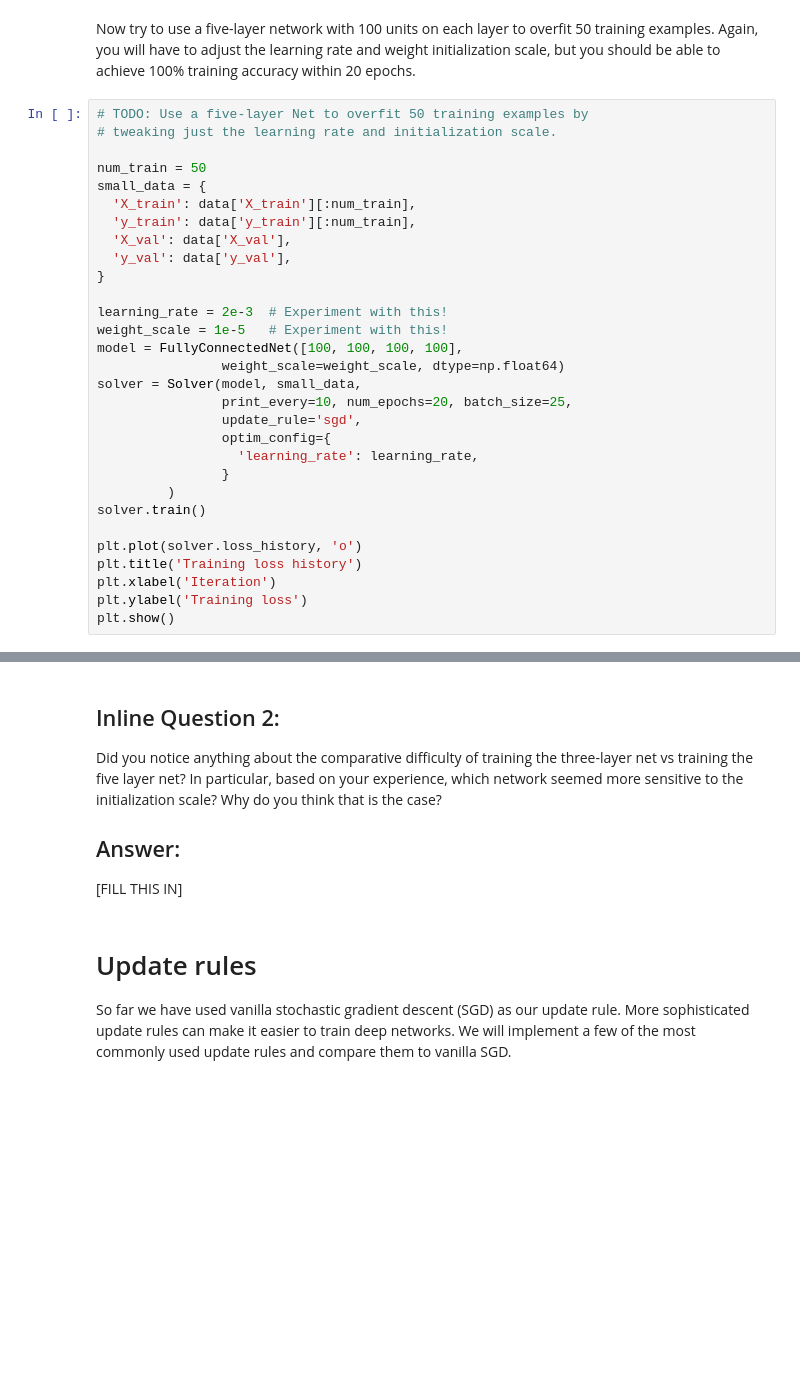
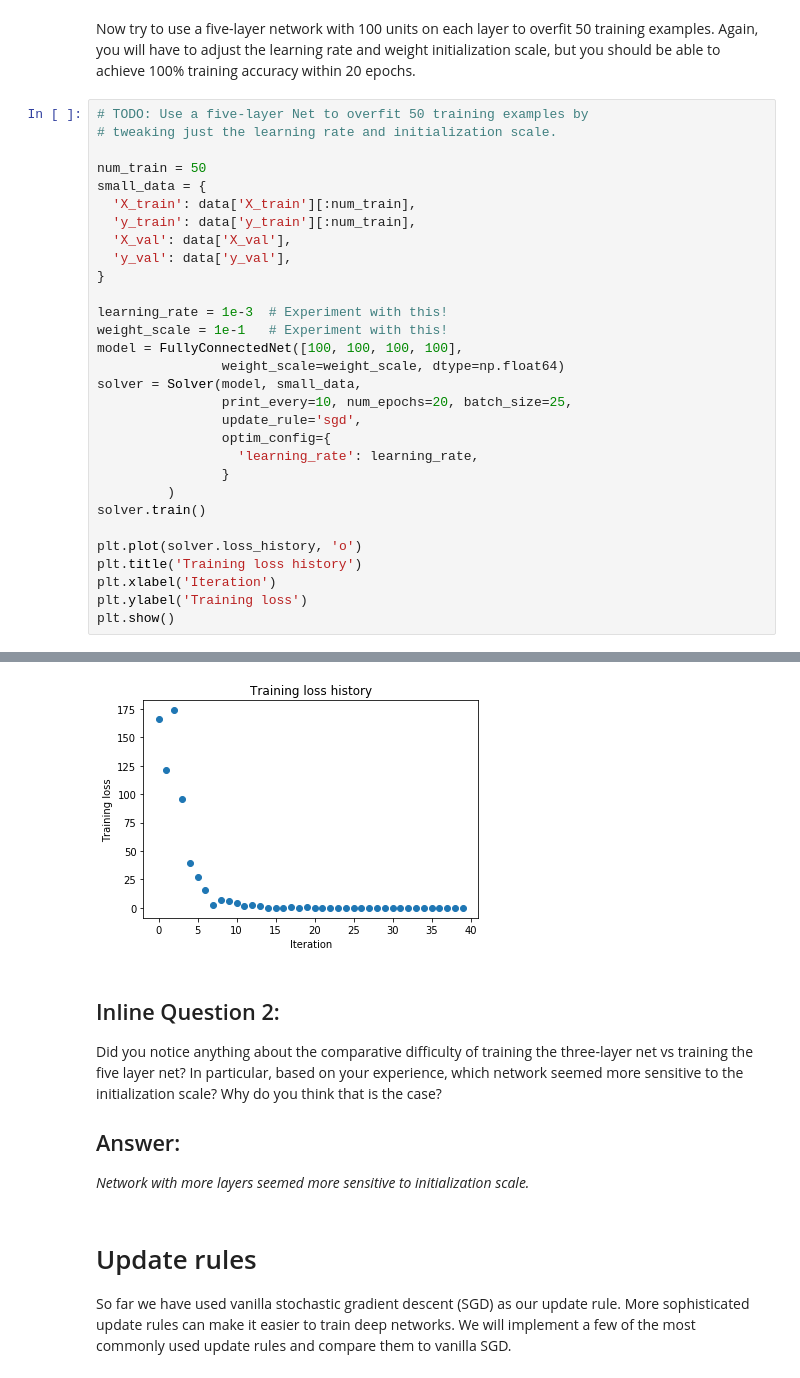
Before and after one commit to ubamba98/CS231n-2019, a Jupyter notebook: assignment2/FullyConnectedNets.ipynb, the cells around one changed output, grey strips where cells are left out. Cells and saved outputs as stored; diff of their text form; blank space fills up the shorter version.

```diff
--- a/assignment2/FullyConnectedNets.ipynb
+++ b/assignment2/FullyConnectedNets.ipynb
@@ -461,8 +497,8 @@ small_data = {
   'y_val': data['y_val'],
 }
 
-learning_rate = 2e-3  # Experiment with this!
-weight_scale = 1e-5   # Experiment with this!
+learning_rate = 1e-3  # Experiment with this!
+weight_scale = 1e-1   # Experiment with this!
 model = FullyConnectedNet([100, 100, 100, 100],
                 weight_scale=weight_scale, dtype=np.float64)
 solver = Solver(model, small_data,
@@ -479,3 +515,4 @@ plt.title('Training loss history')
 plt.xlabel('Iteration')
 plt.ylabel('Training loss')
 plt.show()
+# %% [output]
@@ -482,9 +536,10 @@ plt.show()
+[figure, added]
 # %% [markdown]
 ## Inline Question 2:
 Did you notice anything about the comparative difficulty of training the three-layer net vs training the five layer net? In particular, based on your experience, which network seemed more sensitive to the initialization scale? Why do you think that is the case?
 
 ## Answer:
-[FILL THIS IN]
+*Network with more layers seemed more sensitive to initialization scale.*
 # %% [markdown]
 # Update rules
 So far we have used vanilla stochastic gradient descent (SGD) as our update rule. More sophisticated update rules can make it easier to train deep networks. We will implement a few of the most commonly used update rules and compare them to vanilla SGD.
```
Also changed, not shown: parts of 4 cells of this notebook, 2 other files.
